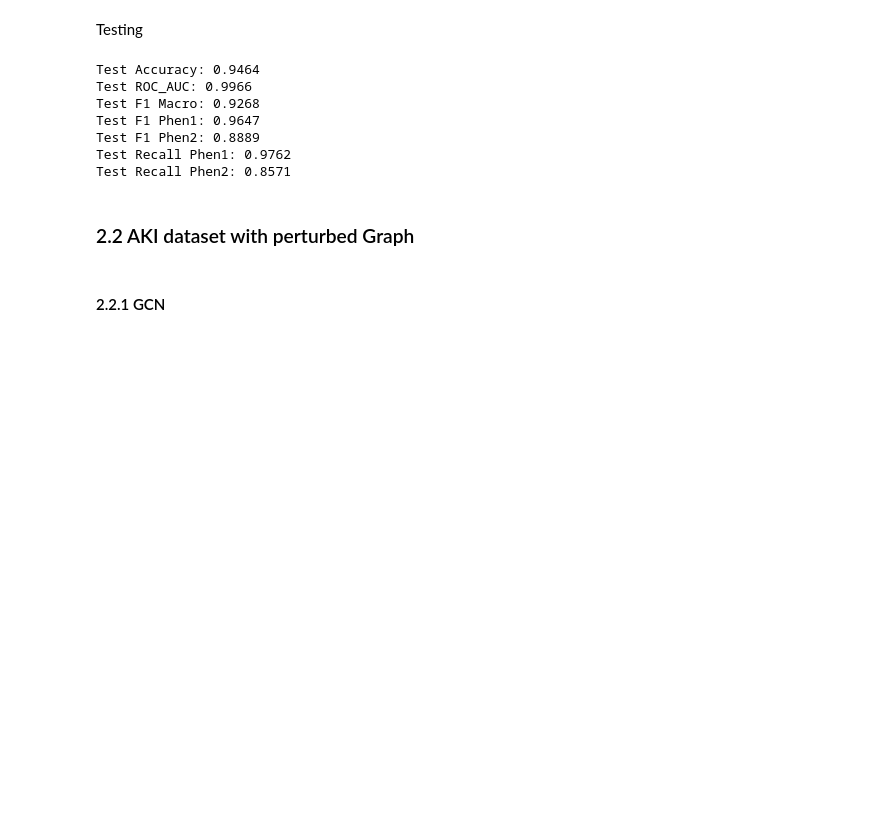
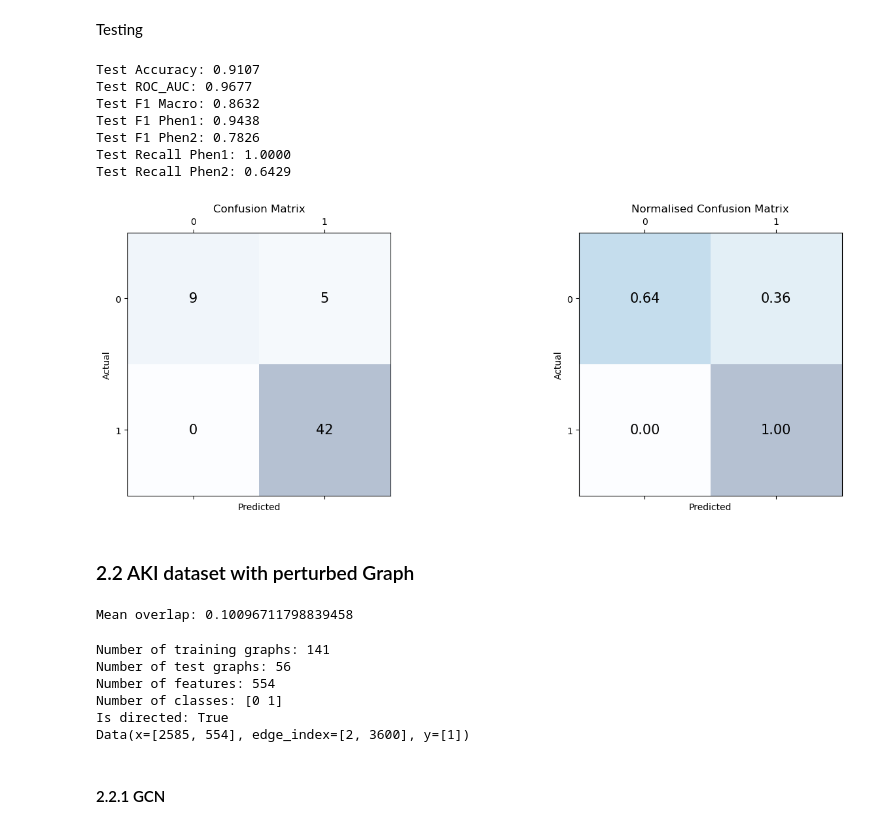
Before and after one commit to YvesMG1/Deep-Learning-Project, a Jupyter notebook: GNN_implementation_v3_yves.ipynb, the cells around one changed output. Cells and saved outputs as stored; diff of their text form; code cells hidden in the pictures; blank space fills up the shorter version.

Commit message:
updated GNN results on AKI, perturbed AKI and COVID

```diff
--- a/GNN_implementation_v3_yves.ipynb
+++ b/GNN_implementation_v3_yves.ipynb
@@ -287,35 +284,43 @@ Average validation precision_phen2: 0.948 +/- 0.04
 # %% [markdown]
 Testing
 # %%
-# run full training on best model
-num_epochs = 400
-save_path = "trained_models/ResGAT"
-run_training(create_model_fn, loss_fn, optimizer_fn, scheduler_fn, train_graph_data, batch_size, num_epochs, device, save_path, use_scheduler = True)
+# load trained models
+models = []
+for i in range(5):
+    model = ResGAT(train_graph_data[0].num_features, layer_configs, mlp_config, 2).to(device)
+    model.load_state_dict(torch.load(f"trained_models/AKI_ResGAT_fold_{i + 1}.pt"))
+    model.eval()
+    models.append(model)
 
-# test data
+# Load test data
 test_loader = DataLoader(test_graph_data, batch_size=1)
 
-# load model on test data
-model = ResGAT(train_graph_data[0].num_features, layer_configs, mlp_config, 2).to(device)
-model.load_state_dict(torch.load(f"{save_path}.pt"))
-model.eval()
+# Ensemble prediction and probability of positive class
+ensemble_preds, ensemble_prob_pos_class = test(test_loader, models, device)
 
-# test
-_, test_confusion_matrix, test_roc_auc = validate(test_loader, model, loss_fn, device)
-recall_phen1, recall_phen2, precision_phen1, precision_phen2, accuracy, f1_phen1, f1_phen2, f1_macro= calculate_metrics(test_confusion_matrix)
+# True labels for metrics calculation
+true_labels = np.concatenate([batch.y.cpu().numpy() for batch in test_loader])
 
+# Calculate confusion matrix and AUC
+test_confusion_matrix = confusion_matrix(true_labels, ensemble_preds, labels=[0, 1])
+test_roc_auc = roc_auc_score(true_labels, ensemble_prob_pos_class)
+recall_phen1, recall_phen2, precision_phen1, precision_phen2, accuracy, f1_phen1, f1_phen2, f1_macro = calculate_metrics(test_confusion_matrix)
+
+# Print metrics
 print(f"Test Accuracy: {accuracy:.4f}")
 print(f"Test ROC_AUC: {test_roc_auc:.4f}")
 print(f"Test F1 Macro: {f1_macro:.4f}")
 print(f"Test F1 Phen1: {f1_phen1:.4f}")
 print(f"Test F1 Phen2: {f1_phen2:.4f}")
 print(f"Test Recall Phen1: {recall_phen1:.4f}")
 print(f"Test Recall Phen2: {recall_phen2:.4f}")
+plot_confusion_matrix(test_confusion_matrix, use = 'test')
 # %% [output]
-Test Accuracy: 0.9464
-Test ROC_AUC: 0.9966
-Test F1 Macro: 0.9268
-Test F1 Phen1: 0.9647
-Test F1 Phen2: 0.8889
-Test Recall Phen1: 0.9762
-Test Recall Phen2: 0.8571
+Test Accuracy: 0.9107
+Test ROC_AUC: 0.9677
+Test F1 Macro: 0.8632
+Test F1 Phen1: 0.9438
+Test F1 Phen2: 0.7826
+Test Recall Phen1: 1.0000
+Test Recall Phen2: 0.6429
+[figure, added]
@@ -400,5 +327,39 @@ print(f"Test Recall Phen2: {recall_phen2:.4f}")
 # %% [markdown]
 ### 2.2 AKI dataset with perturbed Graph
+# %%
+# randomize protein assignment and pertubed graph edges
+translation_pert = translation.copy()
+trans = translation_pert['translation'].tolist()
+random.shuffle(trans)
+translation_pert['translation'] = trans
+
+G_pert = create_pathway_graph(pathways, translation_pert, descendants=True, perturb = True, edge_removal_prob=0.9, edge_addition_prob=0.0005)
+
+# check overlap between original and perturbed graph edges connections to nodes
+overlap = []
+for node in G.nodes():
+    overlap.append(len(set(G[node]).intersection(G_pert[node])))
+print(f"Mean overlap: {np.mean(overlap)}")
+# %% [output]
+Mean overlap: 0.10096711798839458
+# %%
+# Create PyTorch Geometric Data objects for train and test data
+train_graph_data_pert = pytorch_graphdata(y_train, X_train, G_pert , gen_column = 'Protein', load_data = True, save_data = False, path = '/scratch/yves/DL_files/AKI_train_graph_data_pert.pkl')
+test_graph_data_pert = pytorch_graphdata(y_test, X_test, G_pert , gen_column = 'Protein', load_data = True, save_data = False, path = '/scratch/yves/DL_files/AKI_test_graph_data_pert.pkl')
+
+print(f"Number of training graphs: {len(train_graph_data_pert)}")
+print(f"Number of test graphs: {len(test_graph_data_pert)}")
+print(f"Number of features: {train_graph_data_pert[0].num_features}")
+print(f"Number of classes: {np.unique([graph.y.detach().numpy()[0] for graph in train_graph_data_pert])}")
+print(f"Is directed: {train_graph_data_pert[0].is_directed()}")
+print(train_graph_data_pert[0])
+# %% [output]
+Number of training graphs: 141
+Number of test graphs: 56
+Number of features: 554
+Number of classes: [0 1]
+Is directed: True
+Data(x=[2585, 554], edge_index=[2, 3600], y=[1])
 # %% [markdown]
 #### 2.2.1 GCN
 # %% [markdown]
```
Also changed, not shown: parts of 26 cells of this notebook, 26 other files.
